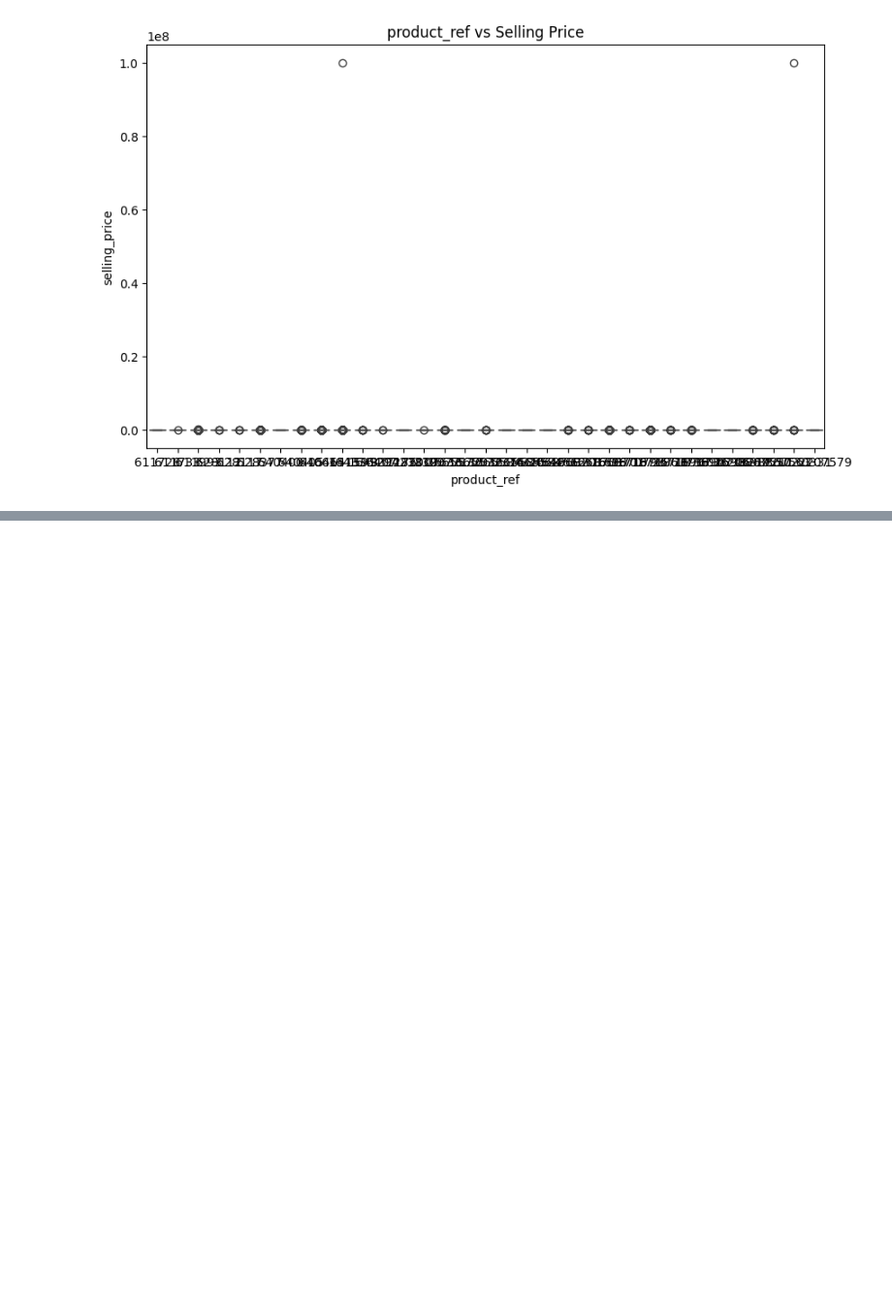
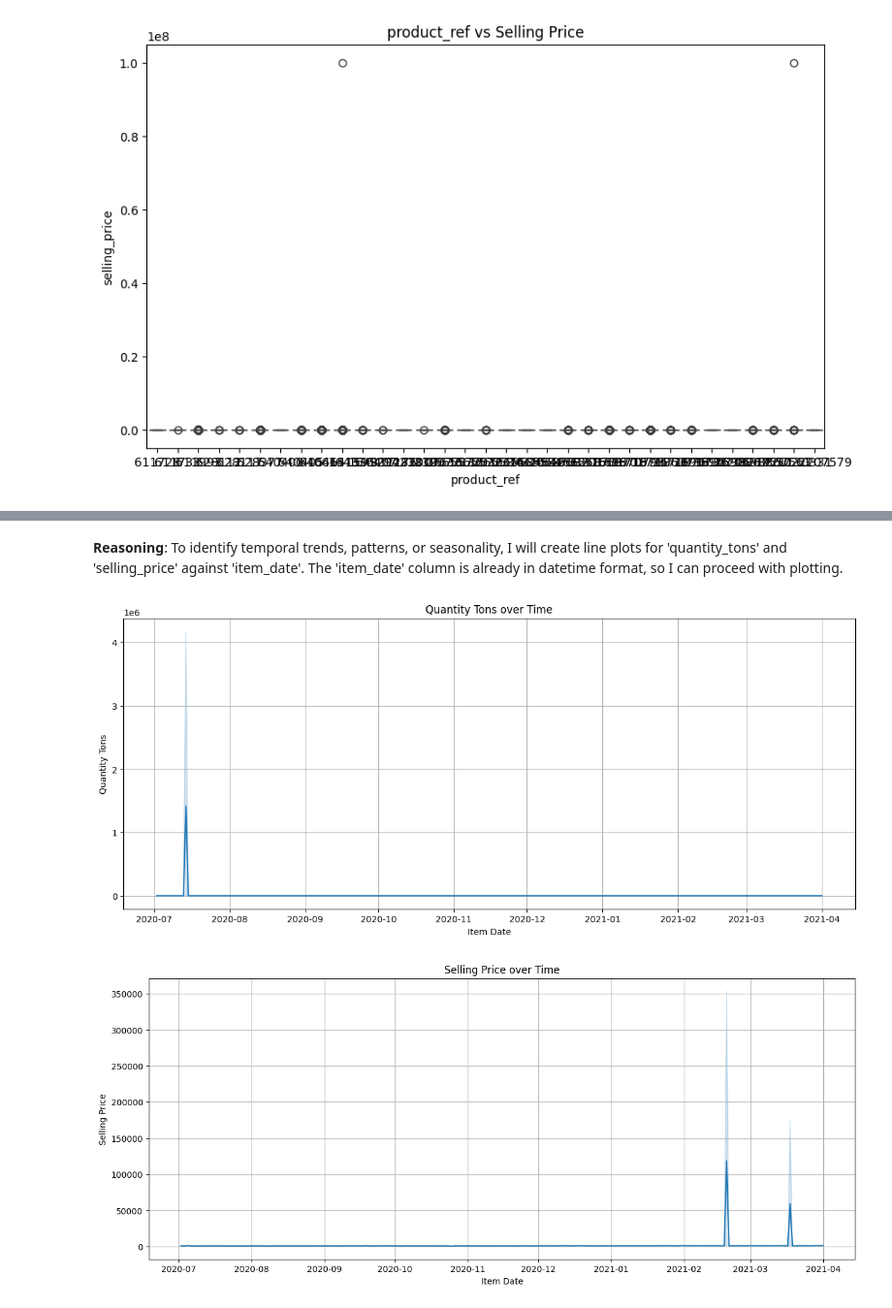
Before and after one commit to Shyams728/copper_ml_project, a Jupyter notebook: industrial_copper_modeling_data_cleaning.ipynb, the cells around one changed output, grey strips where cells are left out. Shown at 97% size. Cells and saved outputs as stored; diff of their text form; code cells hidden in the pictures; blank space fills up the shorter version.

```diff
--- a/industrial_copper_modeling_data_cleaning.ipynb
+++ b/industrial_copper_modeling_data_cleaning.ipynb
@@ -431,0 +517,27 @@ print(f'Classification Accuracy: {accuracy_score(y_test_class, y_pred_class)}')
+# %% [markdown]
+**Reasoning**:
+To identify temporal trends, patterns, or seasonality, I will create line plots for 'quantity_tons' and 'selling_price' against 'item_date'. The 'item_date' column is already in datetime format, so I can proceed with plotting.
+# %%
+import matplotlib.pyplot as plt
+import seaborn as sns
+
+# Create a line plot for 'quantity_tons' over time
+plt.figure(figsize=(15, 6))
+sns.lineplot(x=cleaned_df['item_date'], y=cleaned_df['quantity_tons'])
+plt.title('Quantity Tons over Time')
+plt.xlabel('Item Date')
+plt.ylabel('Quantity Tons')
+plt.grid(True)
+plt.show()
+
+# Create a line plot for 'selling_price' over time
+plt.figure(figsize=(15, 6))
+sns.lineplot(x=cleaned_df['item_date'], y=cleaned_df['selling_price'])
+plt.title('Selling Price over Time')
+plt.xlabel('Item Date')
+plt.ylabel('Selling Price')
+plt.grid(True)
+plt.show()
+# %% [output]
+[figure, added]
+[figure, added]
```
Also changed, not shown: parts of 25 cells of this notebook.
